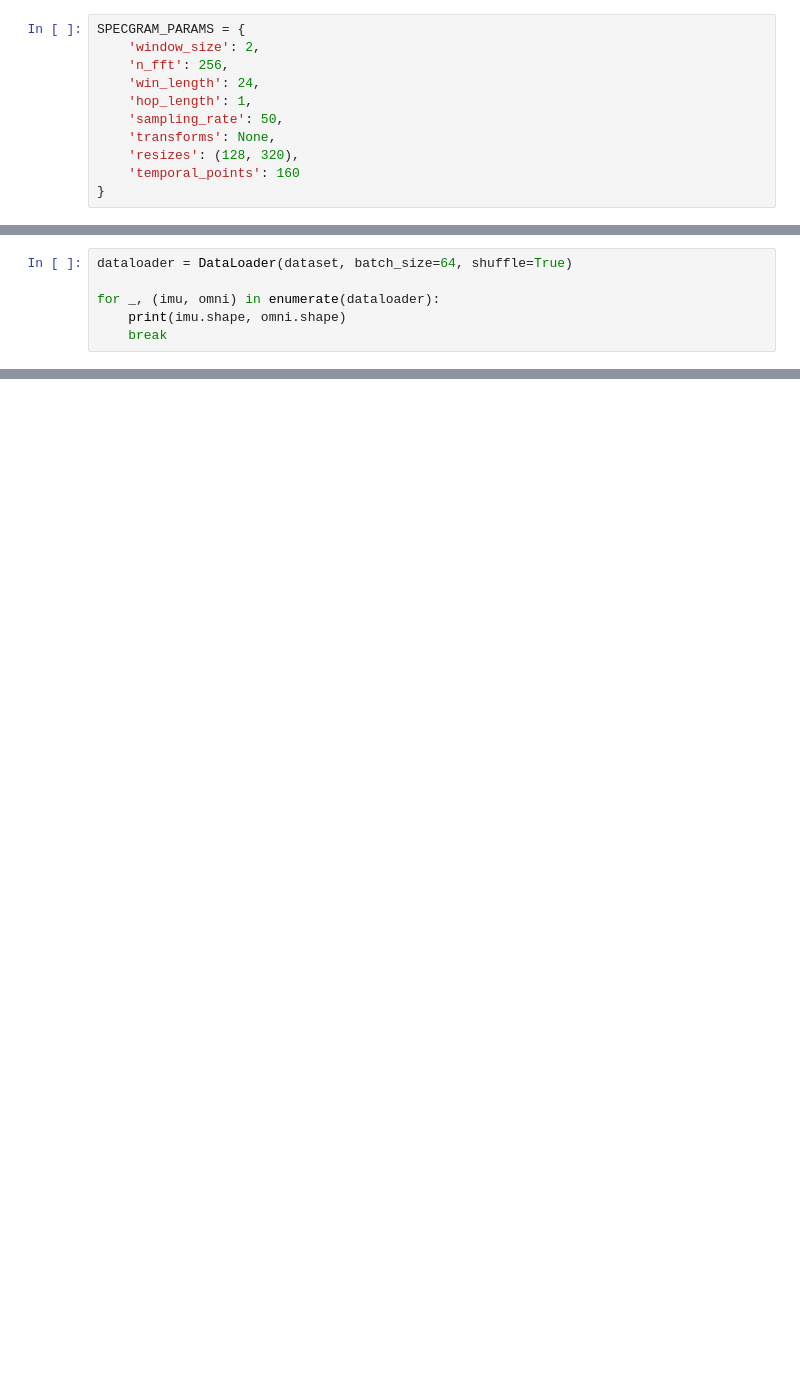
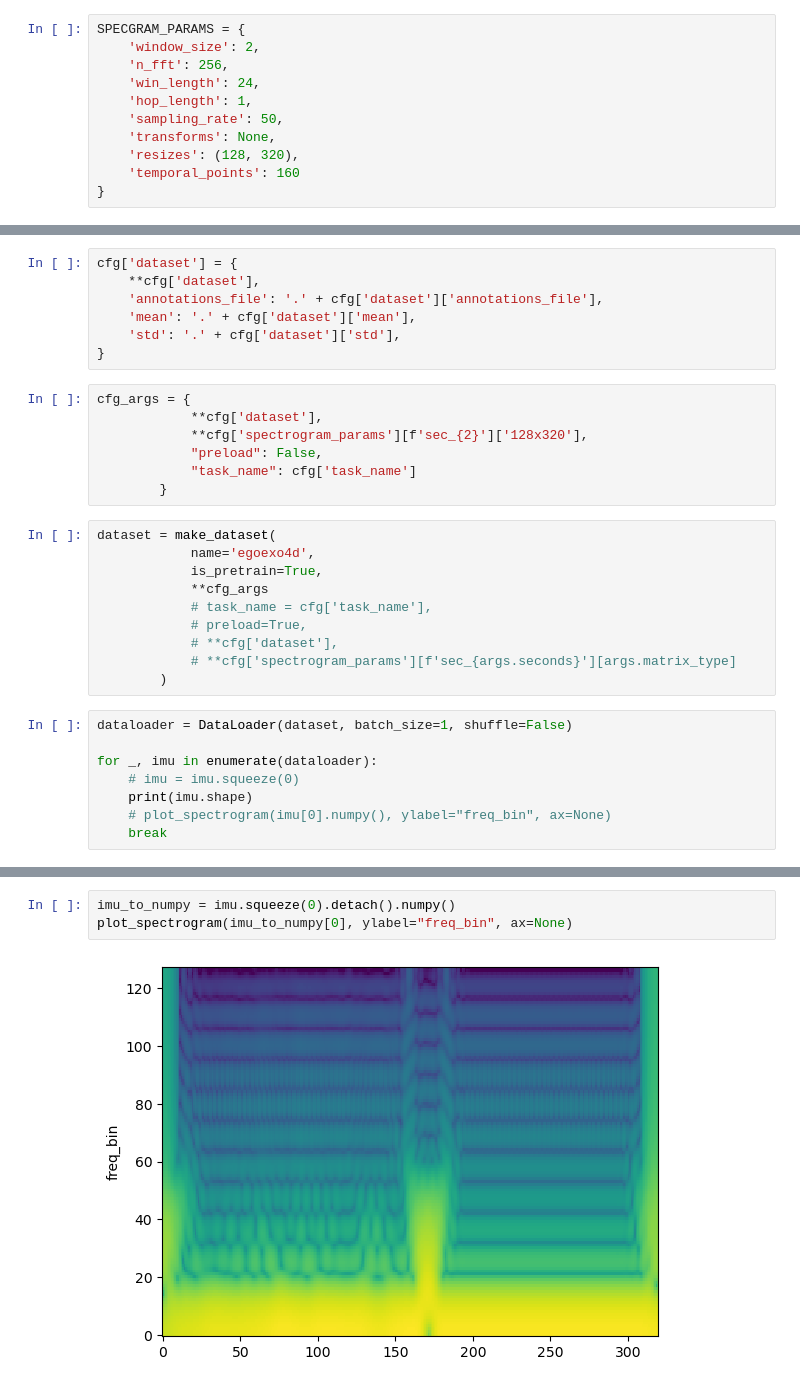
Before and after one commit to amir-goudarzi/IMU_testing, a Jupyter notebook: notebooks/egoexo4d.ipynb, the cells around one changed output, grey strips where cells are left out. Saved outputs shown, nothing was run; the diff lists cells and outputs as text; blank space fills up the shorter version.

```diff
--- a/notebooks/egoexo4d.ipynb
+++ b/notebooks/egoexo4d.ipynb
@@ -779,6 +795,32 @@ dataset = EgoExo4D(data_dir, takes_path, ['imu-left', 'imu-right'], **SPECGRAM_P
+# %%
+cfg['dataset'] = {
+    **cfg['dataset'],
+    'annotations_file': '.' + cfg['dataset']['annotations_file'],
+    'mean': '.' + cfg['dataset']['mean'],
+    'std': '.' + cfg['dataset']['std'],
+}
+# %%
+cfg_args = {
+            **cfg['dataset'],
+            **cfg['spectrogram_params'][f'sec_{2}']['128x320'],
+            "preload": False,
+            "task_name": cfg['task_name']
+        }
+# %%
+dataset = make_dataset(
+            name='egoexo4d',
+            is_pretrain=True,
+            **cfg_args
+            # task_name = cfg['task_name'],
+            # preload=True,
+            # **cfg['dataset'],
+            # **cfg['spectrogram_params'][f'sec_{args.seconds}'][args.matrix_type]
+        )
 # %%
-dataloader = DataLoader(dataset, batch_size=64, shuffle=True)
+dataloader = DataLoader(dataset, batch_size=1, shuffle=False)
 
-for _, (imu, omni) in enumerate(dataloader):
-    print(imu.shape, omni.shape)
+for _, imu in enumerate(dataloader):
+    # imu = imu.squeeze(0)
+    print(imu.shape)
+    # plot_spectrogram(imu[0].numpy(), ylabel="freq_bin", ax=None)
     break
@@ -784,0 +875,5 @@ for _, (imu, omni) in enumerate(dataloader):
+# %%
+imu_to_numpy = imu.squeeze(0).detach().numpy()
+plot_spectrogram(imu_to_numpy[0], ylabel="freq_bin", ax=None)
+# %% [output]
+[figure, added]
```
Also changed, not shown: parts of 18 cells of this notebook, 12 other files.
